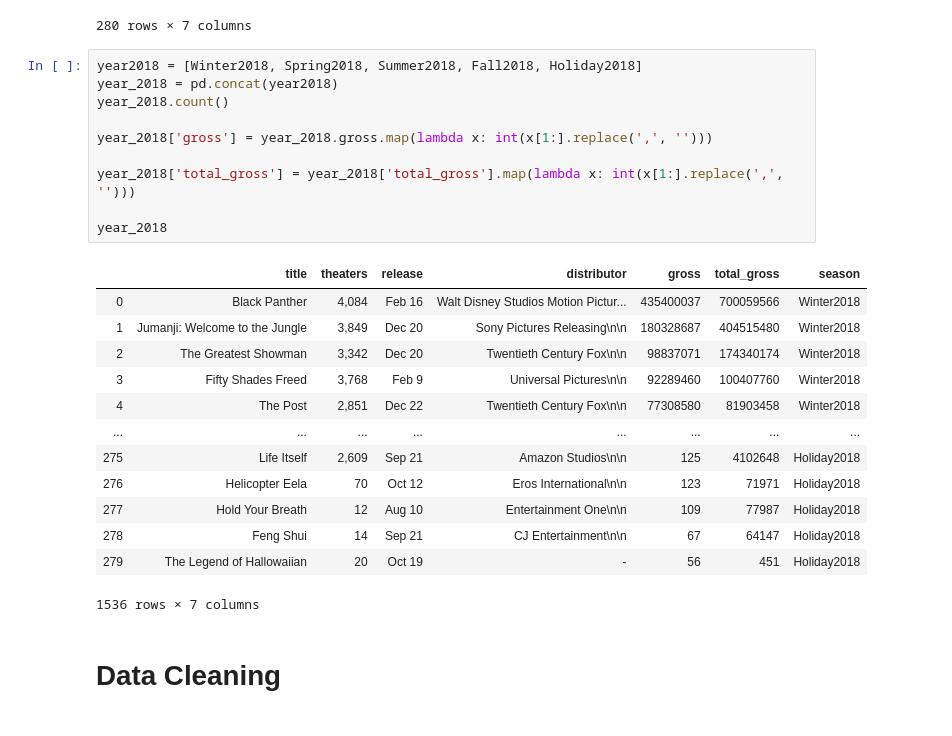
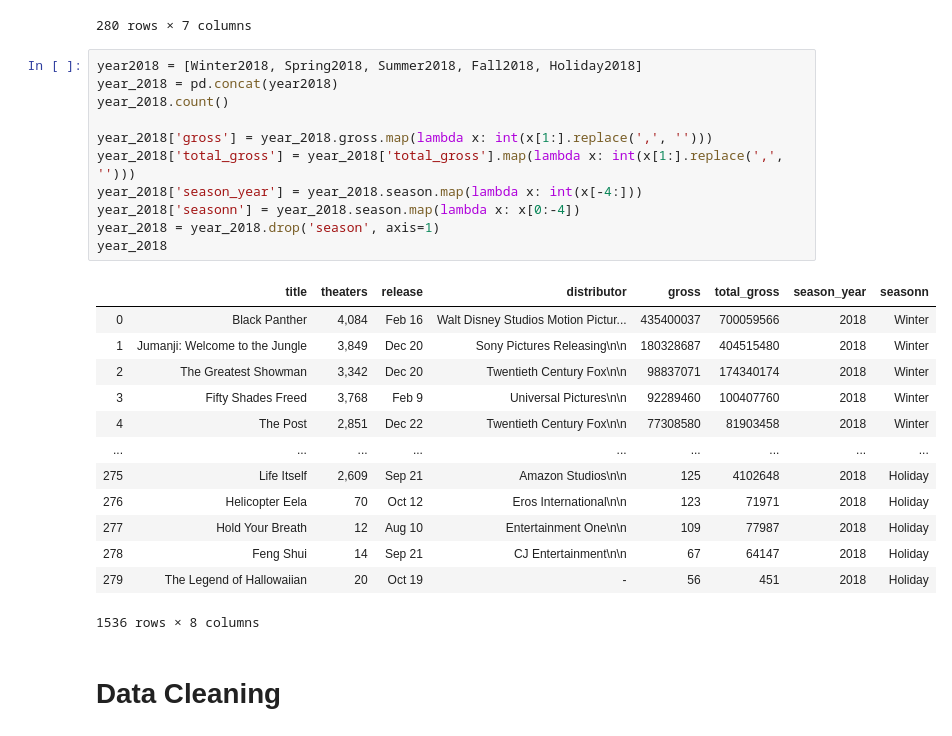
Before and after one commit to drdips/Movie-industry-analysis, a Jupyter notebook: Scraping.ipynb, the cells around one changed output. Saved outputs shown, nothing was run; the diff lists cells and outputs as text.

```diff
--- a/Scraping.ipynb
+++ b/Scraping.ipynb
@@ -1842,27 +1844,28 @@ Holiday2018
 # %%
 year2018 = [Winter2018, Spring2018, Summer2018, Fall2018, Holiday2018]
 year_2018 = pd.concat(year2018)
 year_2018.count()
 
 year_2018['gross'] = year_2018.gross.map(lambda x: int(x[1:].replace(',', '')))
-
 year_2018['total_gross'] = year_2018['total_gross'].map(lambda x: int(x[1:].replace(',', '')))
-
+year_2018['season_year'] = year_2018.season.map(lambda x: int(x[-4:]))
+year_2018['seasonn'] = year_2018.season.map(lambda x: x[0:-4])
+year_2018 = year_2018.drop('season', axis=1)
 year_2018
 # %% [output]
-|  | title | theaters | release | distributor | gross | total_gross | season |
-| 0 | Black Panther | 4,084 | Feb 16 | Walt Disney Studios Motion Pictur... | 435400037 | 700059566 | Winter2018 |
-| 1 | Jumanji: Welcome to the Jungle | 3,849 | Dec 20 | Sony Pictures Releasing\n\n | 180328687 | 404515480 | Winter2018 |
-| 2 | The Greatest Showman | 3,342 | Dec 20 | Twentieth Century Fox\n\n | 98837071 | 174340174 | Winter2018 |
-| 3 | Fifty Shades Freed | 3,768 | Feb 9 | Universal Pictures\n\n | 92289460 | 100407760 | Winter2018 |
-| 4 | The Post | 2,851 | Dec 22 | Twentieth Century Fox\n\n | 77308580 | 81903458 | Winter2018 |
-| ... | ... | ... | ... | ... | ... | ... | ... |
-| 275 | Life Itself | 2,609 | Sep 21 | Amazon Studios\n\n | 125 | 4102648 | Holiday2018 |
-| 276 | Helicopter Eela | 70 | Oct 12 | Eros International\n\n | 123 | 71971 | Holiday2018 |
-| 277 | Hold Your Breath | 12 | Aug 10 | Entertainment One\n\n | 109 | 77987 | Holiday2018 |
-| 278 | Feng Shui | 14 | Sep 21 | CJ Entertainment\n\n | 67 | 64147 | Holiday2018 |
-| 279 | The Legend of Hallowaiian | 20 | Oct 19 | - | 56 | 451 | Holiday2018 |
+|  | title | theaters | release | distributor | gross | total_gross | season_year | seasonn |
+| 0 | Black Panther | 4,084 | Feb 16 | Walt Disney Studios Motion Pictur... | 435400037 | 700059566 | 2018 | Winter |
+| 1 | Jumanji: Welcome to the Jungle | 3,849 | Dec 20 | Sony Pictures Releasing\n\n | 180328687 | 404515480 | 2018 | Winter |
+| 2 | The Greatest Showman | 3,342 | Dec 20 | Twentieth Century Fox\n\n | 98837071 | 174340174 | 2018 | Winter |
+| 3 | Fifty Shades Freed | 3,768 | Feb 9 | Universal Pictures\n\n | 92289460 | 100407760 | 2018 | Winter |
+| 4 | The Post | 2,851 | Dec 22 | Twentieth Century Fox\n\n | 77308580 | 81903458 | 2018 | Winter |
+| ... | ... | ... | ... | ... | ... | ... | ... | ... |
+| 275 | Life Itself | 2,609 | Sep 21 | Amazon Studios\n\n | 125 | 4102648 | 2018 | Holiday |
+| 276 | Helicopter Eela | 70 | Oct 12 | Eros International\n\n | 123 | 71971 | 2018 | Holiday |
+| 277 | Hold Your Breath | 12 | Aug 10 | Entertainment One\n\n | 109 | 77987 | 2018 | Holiday |
+| 278 | Feng Shui | 14 | Sep 21 | CJ Entertainment\n\n | 67 | 64147 | 2018 | Holiday |
+| 279 | The Legend of Hallowaiian | 20 | Oct 19 | - | 56 | 451 | 2018 | Holiday |
-1536 rows × 7 columns
+1536 rows × 8 columns
 # %% [markdown]
 # Data Cleaning
 # %%
```
Also changed, not shown: parts of 13 cells of this notebook, 2 other files.
